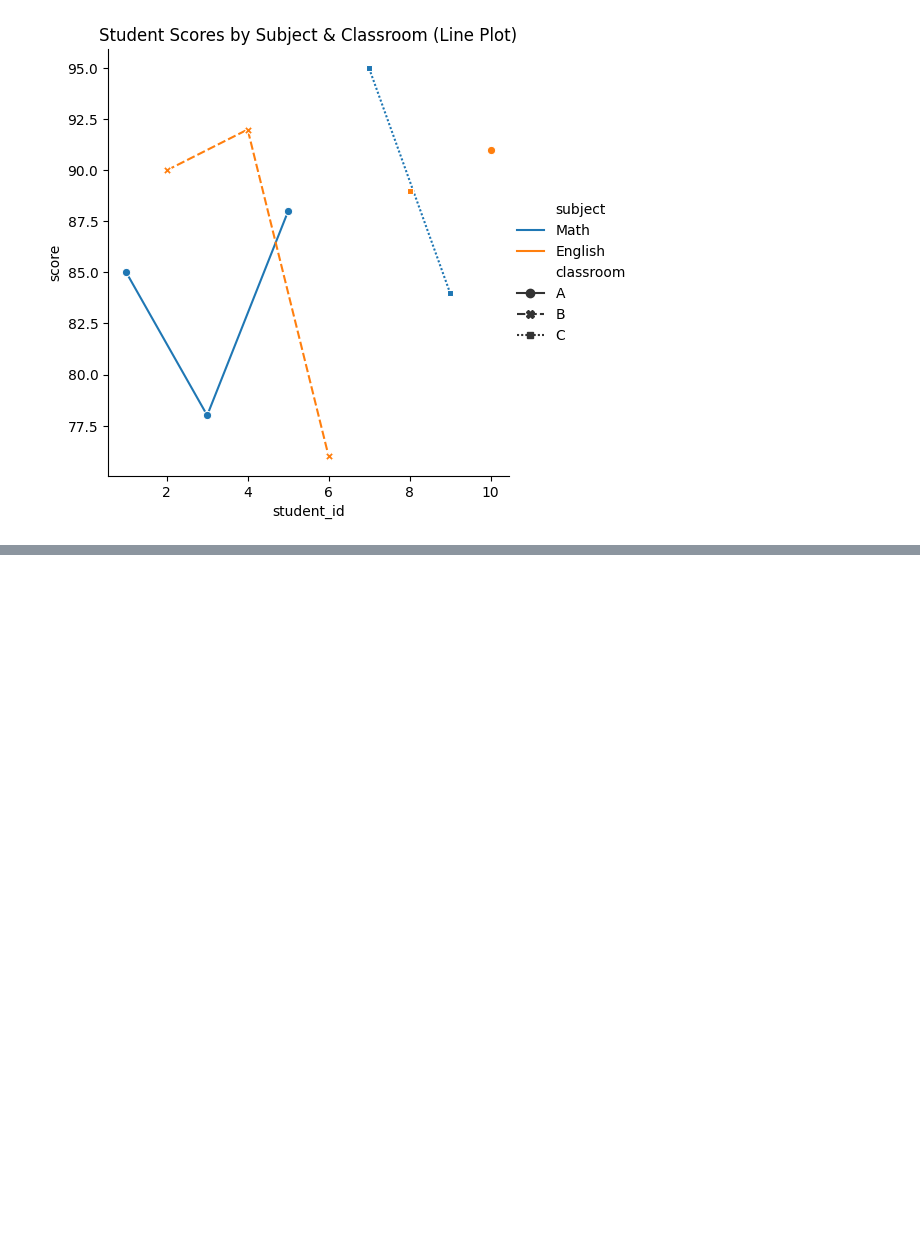
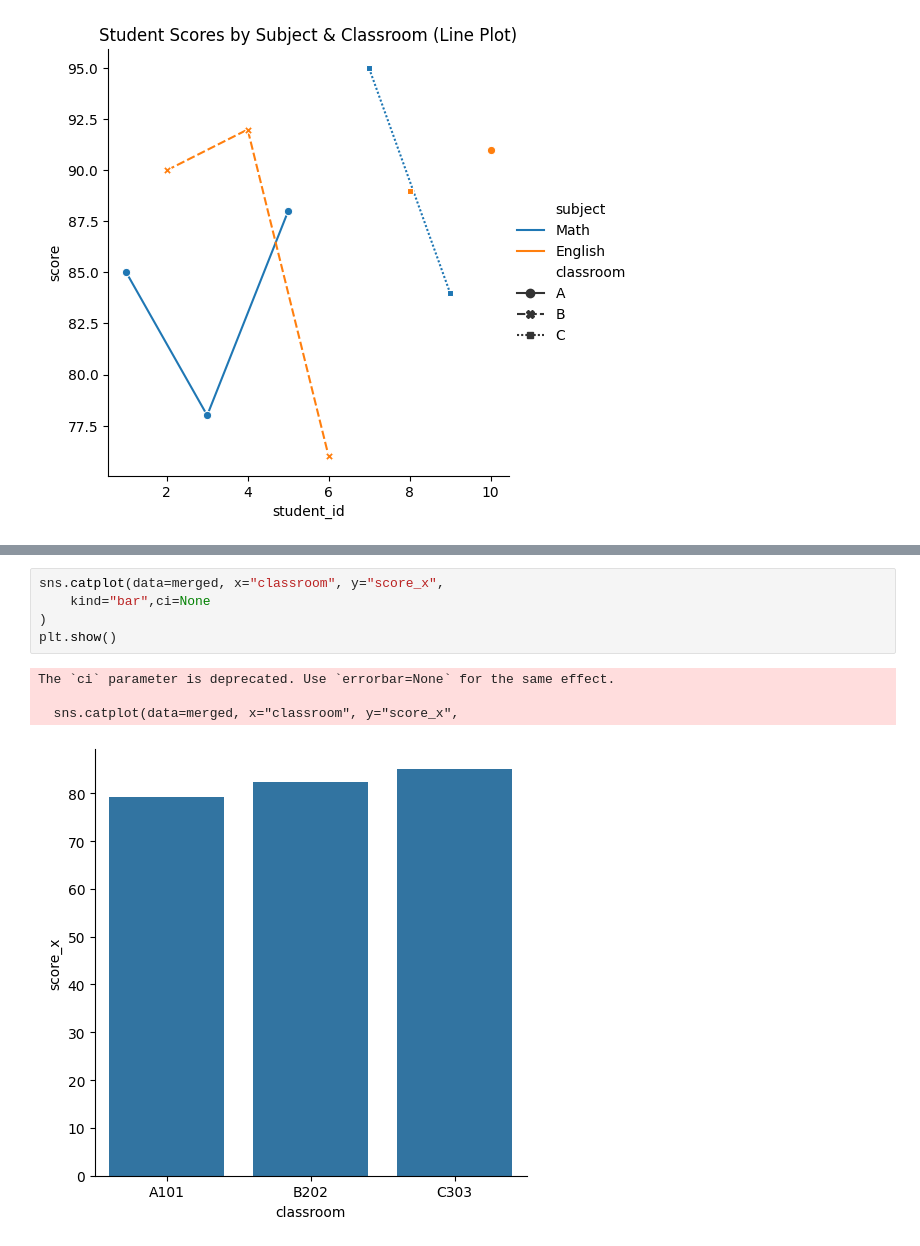
Before and after one commit to shreyasstha/data, a Jupyter notebook: data_visualization_with_seaborn.ipynb, the cells around one changed output, grey strips where cells are left out. Drawn from its saved outputs; the diff is of its cells as text; blank space fills up the shorter version.

```diff
--- a/data_visualization_with_seaborn.ipynb
+++ b/data_visualization_with_seaborn.ipynb
@@ -225,0 +247,10 @@ plt.show()
+# %%
+sns.catplot(data=merged, x="classroom", y="score_x",
+    kind="bar",ci=None
+)
+plt.show()
+# %% [output]
+The `ci` parameter is deprecated. Use `errorbar=None` for the same effect.
+
+  sns.catplot(data=merged, x="classroom", y="score_x",
+[figure, added]
```
Also changed, not shown: parts of 5 cells of this notebook.
